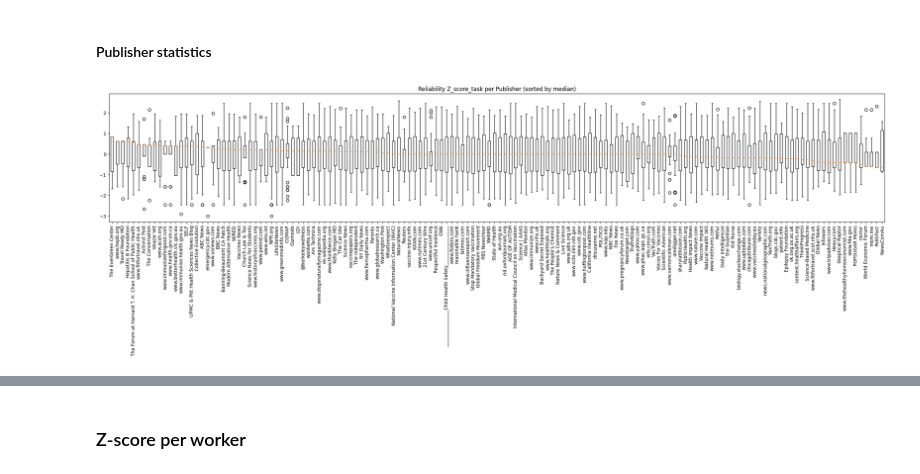
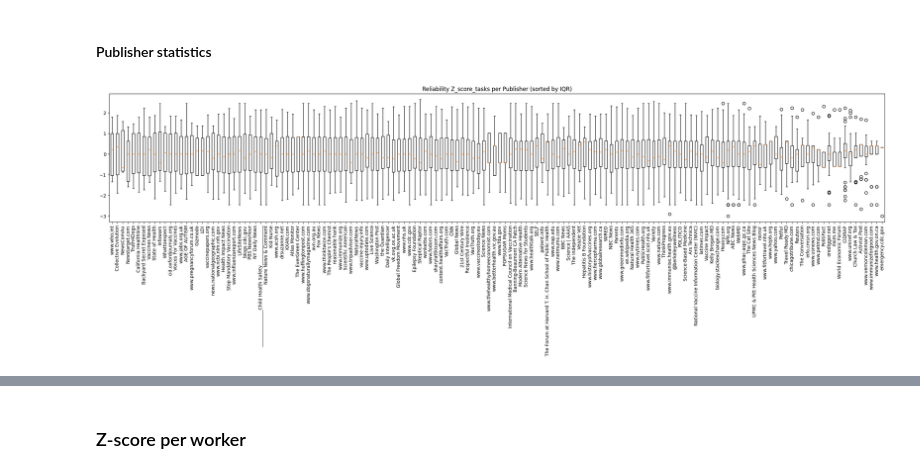
Before and after one commit to bbjoverbeek/credibility-conundrum, a Jupyter notebook: 1_data_exploration.ipynb, the cells around one changed output, grey strips where cells are left out. Saved outputs shown, nothing was run; the diff lists cells and outputs as text; code cells hidden in the pictures.

```diff
--- a/1_data_exploration.ipynb
+++ b/1_data_exploration.ipynb
@@ -322,29 +377 @@ Name: score, dtype: float64
 --------------------------------------------------------------------------------
-# %%
-# boxplot per publisher
-def boxplot_per_publisher(df: pd.DataFrame, colname: str) -> None:
-    """Prints the boxplot of scores in `colname` per publisher"""
-
-    unique_publishers = df['publisher'].unique()
-
-    # sort publishers by average score
-    sorted_publishers = sorted({publisher: df[df['publisher']==publisher][colname].median() for publisher in unique_publishers}.items(), key=lambda x: x[1], reverse=True)
-    # convert list with publisher + score to publisher only
-    sorted_publishers = [publisher_name for publisher_name, score in sorted_publishers]
-
-    scores = [df[df['publisher']==publisher][colname] for publisher in sorted_publishers]
-
-    # print large overview boxplots
-    plt.figure(figsize=(30, 5))
-    plt.title(f'Reliability {colname.capitalize()} per Publisher (sorted by median)')
-    plt.boxplot(scores, labels=sorted_publishers)
-    plt.xticks(rotation=90)
-    plt.show()
-
-    # uncomment to print boxplot per publisher
-    # for publisher in df["publisher"].unique():
-    #     df[df["publisher"] == publisher].boxplot(column="score")
-    #     plt.title(f"{publisher} (support: {df[df['publisher'] == publisher]['score'].count()})")
-    #     plt.show()
-
-boxplot_per_publisher(df_no_zero, 'score')
@@ -432,6 +516,6 @@ Name: stdev, dtype: float64
 # %% [markdown]
 #### Publisher statistics
 # %%
-boxplot_per_publisher(df_no_zero, 'z_score_task')
+boxplot_per_publisher(df_no_zero, 'z_score_task', sortbydistribution=True)
 # %% [output]
-[figure, old version]
+[figure, new version]
```
Also changed, not shown: parts of 11 cells of this notebook, 7 other files.
